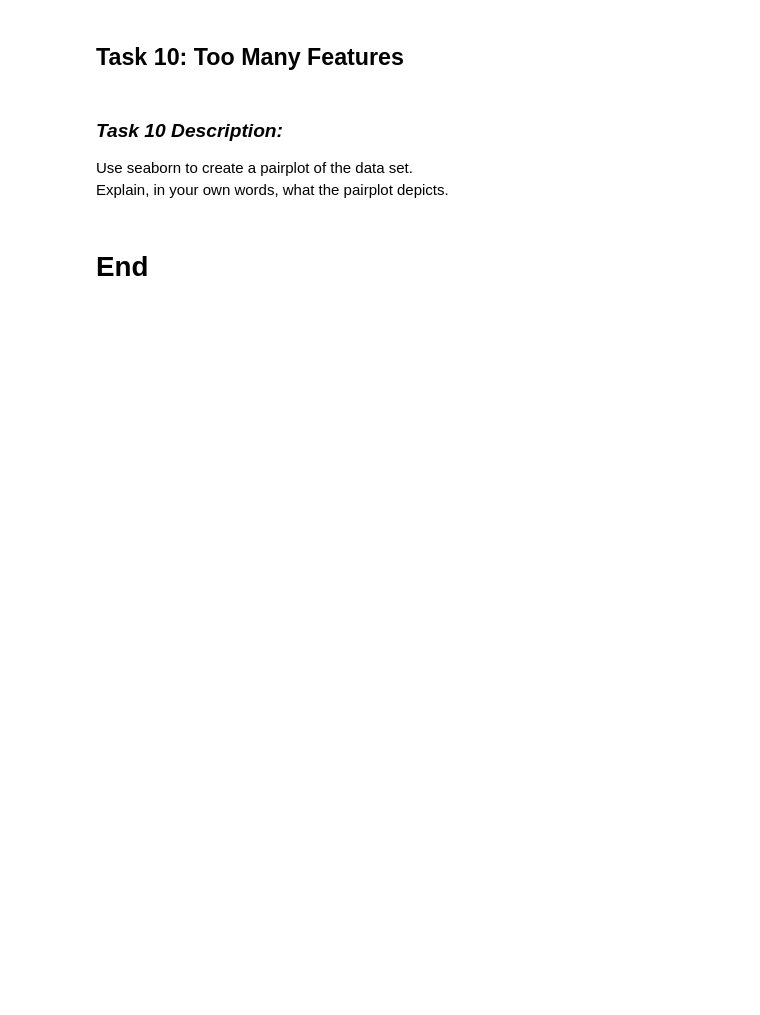
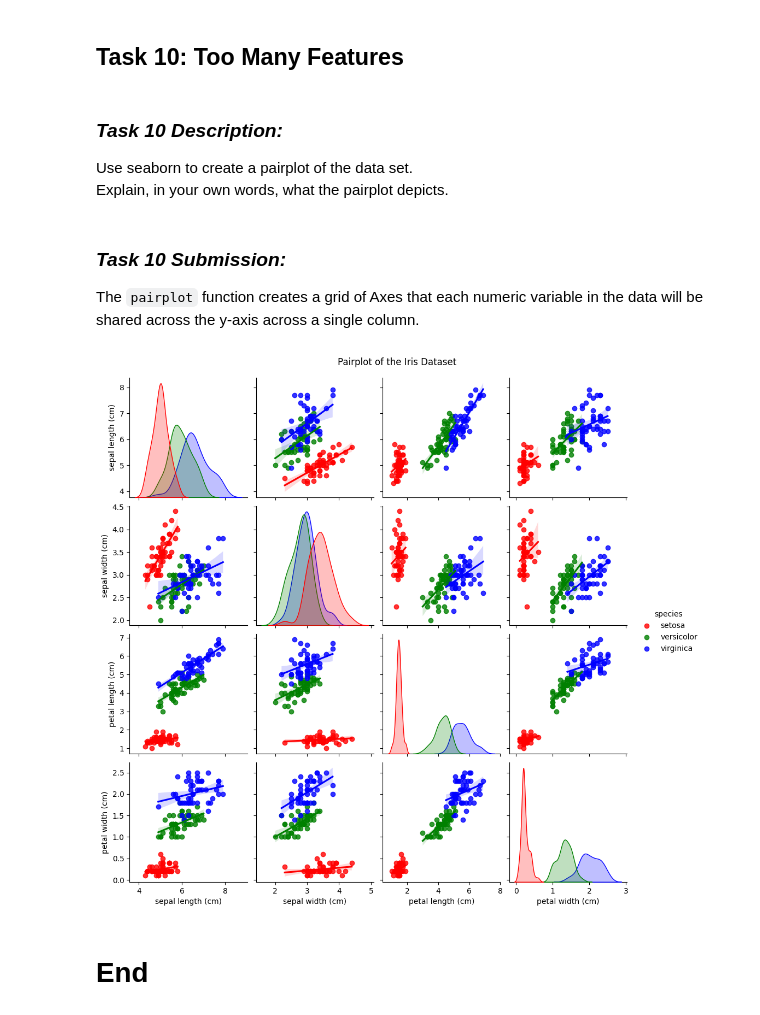
Before and after one commit to skerr17/principles_of_data_analytics, a Jupyter notebook: tasks.ipynb, the cells around one changed output. Saved outputs shown, nothing was run; the diff lists cells and outputs as text; code cells hidden in the pictures; blank space fills up the shorter version.

Commit message:
adde first draft of the pairplot for task 10

```diff
--- a/tasks.ipynb
+++ b/tasks.ipynb
@@ -808,5 +823,28 @@ plt.show()
 
 Use seaborn to create a pairplot of the data set.
 Explain, in your own words, what the pairplot depicts.
+# %% [markdown]
+### ***Task 10 Submission:***
+
+The `pairplot` function creates a grid of Axes that each numeric variable in the data will be shared across the y-axis across a single column.
+# %%
+# reference: https://seaborn.pydata.org/generated/seaborn.pairplot.html
+# reference: https://pytutorial.com/python-seaborn-pairplot-visualize-data-relationships/
+
+iris_pairplot = sns.pairplot(iris_dataframe.drop(columns='target'), # drop the target column and keeps the other numeric columns
+                             hue='species', # set the hue to be the species
+                             kind='reg', # set the kind of plot to be a regression plot
+                             palette=species_colours, # set the colours of the species
+                             diag_kind='kde', # set the diagonal to be a kde plot
+                             height=2.5, # set the size of the figure
+                             )
+
+# add the title to the figure
+iris_pairplot.fig.suptitle('Pairplot of the Iris Dataset', y=1.02)
+
+# show the plot
+plt.show()
+# %% [output]
+[figure, added]
 # %% [markdown]
 # End
```
Also changed, not shown: parts of 4 cells of this notebook.
